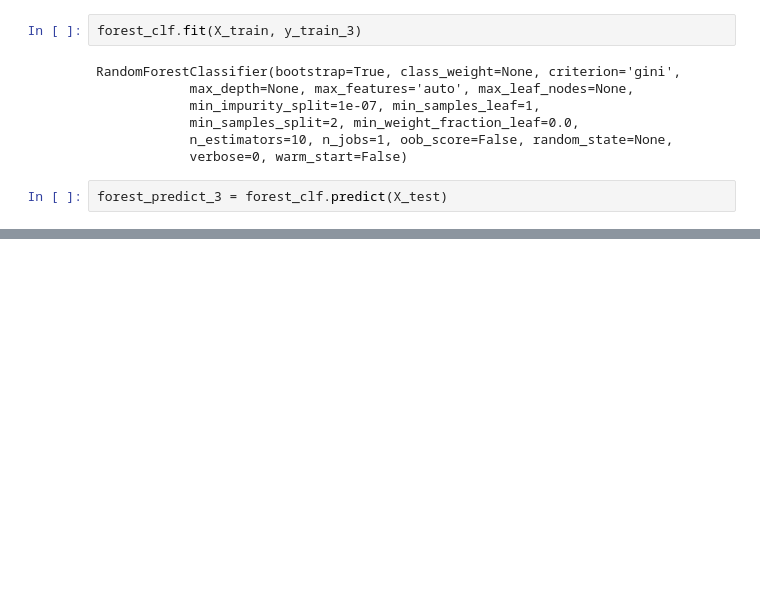
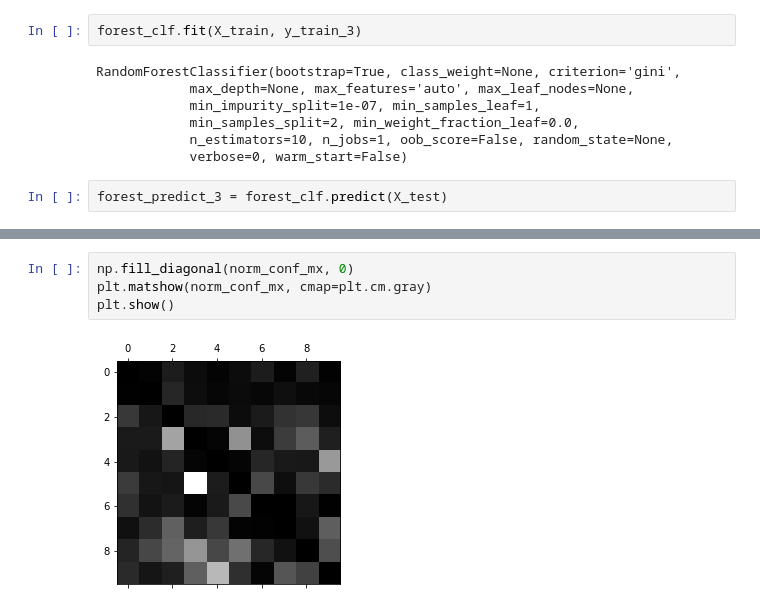
Before and after one commit to ranaehmad/IntroPyForDataScience, a Jupyter notebook: An excursion into ML I.ipynb, the cells around one changed output, grey strips where cells are left out. Drawn from its saved outputs; the diff is of its cells as text; blank space fills up the shorter version.

```diff
--- a/An excursion into ML I.ipynb
+++ b/An excursion into ML I.ipynb
@@ -242,0 +297,6 @@ array([ 0.97814442,  0.97680274,  0.97744562])
+# %%
+np.fill_diagonal(norm_conf_mx, 0)
+plt.matshow(norm_conf_mx, cmap=plt.cm.gray)
+plt.show()
+# %% [output]
+[figure, added]
```
Also changed, not shown: parts of 38 cells of this notebook, 1 other file.
